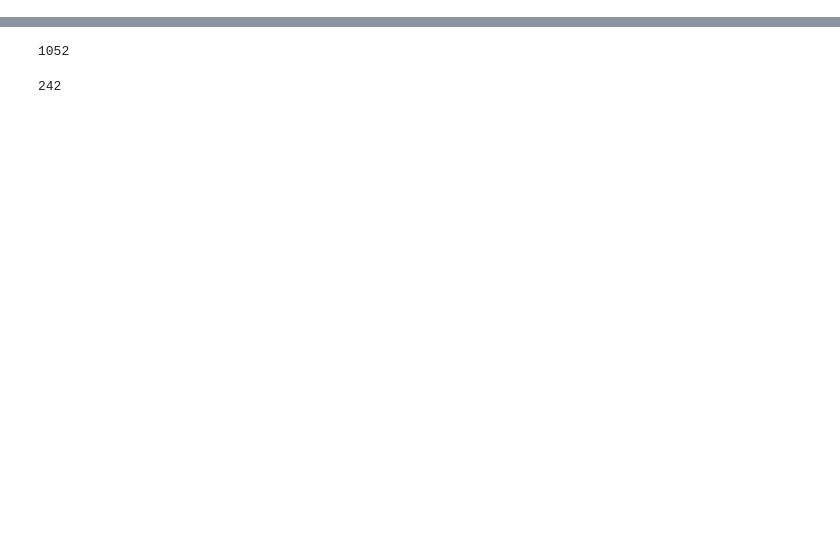
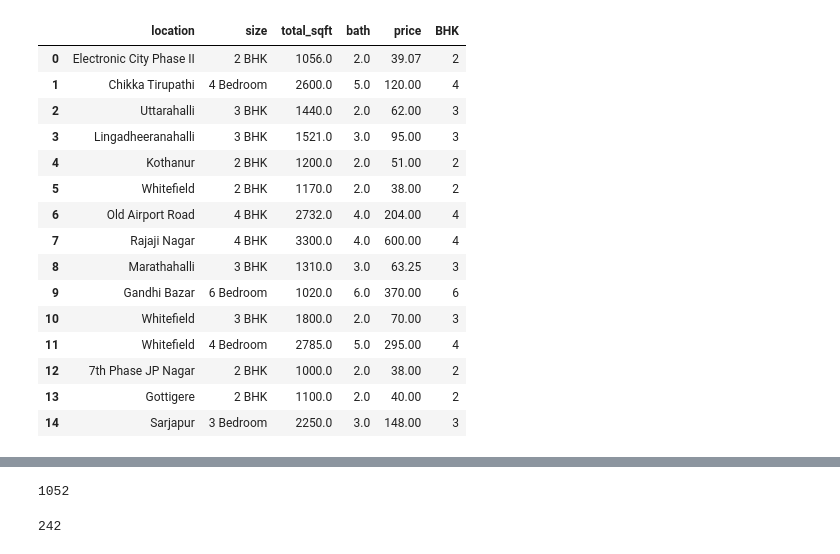
Before and after one commit to Ak27-18/Bengaluru-Housing-Price, a Jupyter notebook: Housing Price.ipynb, the cells around one changed output, grey strips where cells are left out. Cells and saved outputs as stored; diff of their text form; code cells hidden in the pictures; blank space fills up the shorter version.

```diff
--- a/Housing Price.ipynb
+++ b/Housing Price.ipynb
@@ -195,0 +186,10 @@ Name: location, Length: 1293, dtype: int64
+# %%
+#conversion of range to a float number
+def convert_sqft_tonum(x):
+    token=x.split('-')
+    if len(token)==2:
+        return (float(token[0])+float(token[1]))/2
+    try:
+        return float(x)
+    except:
+        return None
@@ -195,0 +200,19 @@ Name: location, Length: 1293, dtype: int64
+# %%
+data.head(15)
+# %% [output]
+|  | location | size | total_sqft | bath | price | BHK |
+| 0 | Electronic City Phase II | 2 BHK | 1056.0 | 2.0 | 39.07 | 2 |
+| 1 | Chikka Tirupathi | 4 Bedroom | 2600.0 | 5.0 | 120.00 | 4 |
+| 2 | Uttarahalli | 3 BHK | 1440.0 | 2.0 | 62.00 | 3 |
+| 3 | Lingadheeranahalli | 3 BHK | 1521.0 | 3.0 | 95.00 | 3 |
+| 4 | Kothanur | 2 BHK | 1200.0 | 2.0 | 51.00 | 2 |
+| 5 | Whitefield | 2 BHK | 1170.0 | 2.0 | 38.00 | 2 |
+| 6 | Old Airport Road | 4 BHK | 2732.0 | 4.0 | 204.00 | 4 |
+| 7 | Rajaji Nagar | 4 BHK | 3300.0 | 4.0 | 600.00 | 4 |
+| 8 | Marathahalli | 3 BHK | 1310.0 | 3.0 | 63.25 | 3 |
+| 9 | Gandhi Bazar | 6 Bedroom | 1020.0 | 6.0 | 370.00 | 6 |
+| 10 | Whitefield | 3 BHK | 1800.0 | 2.0 | 70.00 | 3 |
+| 11 | Whitefield | 4 Bedroom | 2785.0 | 5.0 | 295.00 | 4 |
+| 12 | 7th Phase JP Nagar | 2 BHK | 1000.0 | 2.0 | 38.00 | 2 |
+| 13 | Gottigere | 2 BHK | 1100.0 | 2.0 | 40.00 | 2 |
+| 14 | Sarjapur | 3 Bedroom | 2250.0 | 3.0 | 148.00 | 3 |
```
Also changed, not shown: parts of 109 cells of this notebook.
